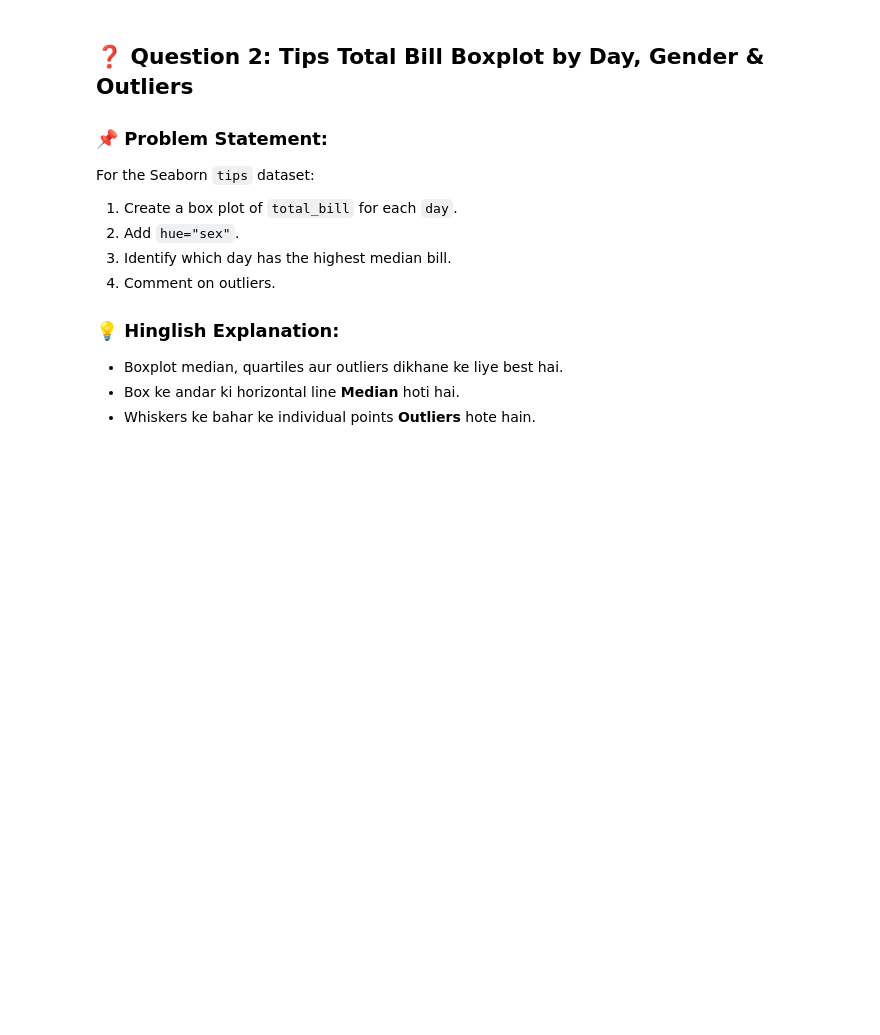
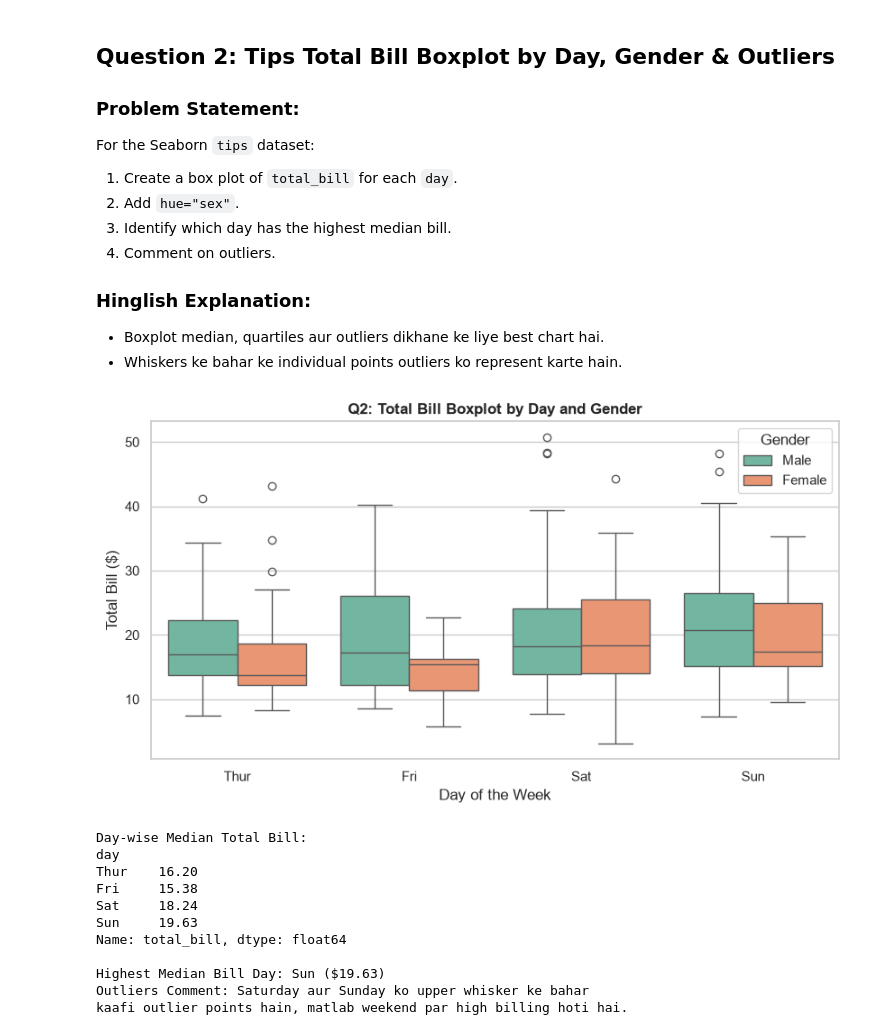
Before and after one commit to SobanAhmad-28/Ai_Ml_Learning, a Jupyter notebook: notebooks/data_visualization/assignment_data_visualization.ipynb, the cells around one changed output. Saved outputs shown, nothing was run; the diff lists cells and outputs as text; code cells hidden in the pictures; blank space fills up the shorter version.

```diff
--- a/notebooks/data_visualization/assignment_data_visualization.ipynb
+++ b/notebooks/data_visualization/assignment_data_visualization.ipynb
@@ -59,50 +73,63 @@ print("Gentoo species penguins ka flipper length aur body mass dono Adelie aur C
 # %% [markdown]
-## ❓ Question 2: Tips Total Bill Boxplot by Day, Gender & Outliers
+## Question 2: Tips Total Bill Boxplot by Day, Gender & Outliers
 
-### 📌 Problem Statement:
+### Problem Statement:
 For the Seaborn `tips` dataset:
 1. Create a box plot of `total_bill` for each `day`.
 2. Add `hue="sex"`.
 3. Identify which day has the highest median bill.
 4. Comment on outliers.
 
-### 💡 Hinglish Explanation:
-- Boxplot median, quartiles aur outliers dikhane ke liye best hai.
-- Box ke andar ki horizontal line **Median** hoti hai.
-- Whiskers ke bahar ke individual points **Outliers** hote hain.
+### Hinglish Explanation:
+- Boxplot median, quartiles aur outliers dikhane ke liye best chart hai.
+- Whiskers ke bahar ke individual points outliers ko represent karte hain.
 # %%
 try:
     tips = sns.load_dataset("tips")
 except Exception:
     np.random.seed(42)
     tips = pd.DataFrame({
         "total_bill": np.random.uniform(10, 50, 120),
         "tip": np.random.uniform(1.5, 9, 120),
         "sex": np.random.choice(["Male", "Female"], 120),
         "smoker": np.random.choice(["Yes", "No"], 120),
         "day": np.random.choice(["Thur", "Fri", "Sat", "Sun"], 120),
         "time": np.random.choice(["Lunch", "Dinner"], 120)
     })
 
-plt.figure(figsize=(9, 5.5))
+plt.figure(figsize=(8.5, 4.8))
 sns.boxplot(
     data=tips,
     x="day",
     y="total_bill",
     hue="sex",
     palette="Set2"
 )
 
-plt.title("Q2: Total Bill Boxplot by Day and Gender", fontsize=13, fontweight='bold')
+plt.title("Q2: Total Bill Boxplot by Day and Gender", fontsize=12, fontweight='bold')
 plt.xlabel("Day of the Week")
 plt.ylabel("Total Bill ($)")
 plt.legend(title="Gender")
+plt.tight_layout()
 plt.show()
 
-# Median bills calculation
-median_bills = tips.groupby("day")["total_bill"].median()
+median_bills = tips.groupby("day")["total_bill"].median().round(2)
 print("Day-wise Median Total Bill:")
-print(median_bills.round(2))
-print(f"\n👉 Highest Median Bill Day: {median_bills.idxmax()} (${median_bills.max():.2f})")
-print("👉 Outliers Comment: Saturday aur Sunday ko kaafi points upper whisker se bahar hain (outliers), matlab weekend par log significantly high bills pay karte hain.")
+print(median_bills)
+print(f"\nHighest Median Bill Day: {median_bills.idxmax()} (${median_bills.max()})")
+print("Outliers Comment: Saturday aur Sunday ko upper whisker ke bahar")
+print("kaafi outlier points hain, matlab weekend par high billing hoti hai.")
+# %% [output]
+[figure, added]
+Day-wise Median Total Bill:
+day
+Thur    16.20
+Fri     15.38
+Sat     18.24
+Sun     19.63
+Name: total_bill, dtype: float64
+
+Highest Median Bill Day: Sun ($19.63)
+Outliers Comment: Saturday aur Sunday ko upper whisker ke bahar
+kaafi outlier points hain, matlab weekend par high billing hoti hai.
 # %% [markdown]
```
Also changed, not shown: parts of 9 cells of this notebook.
